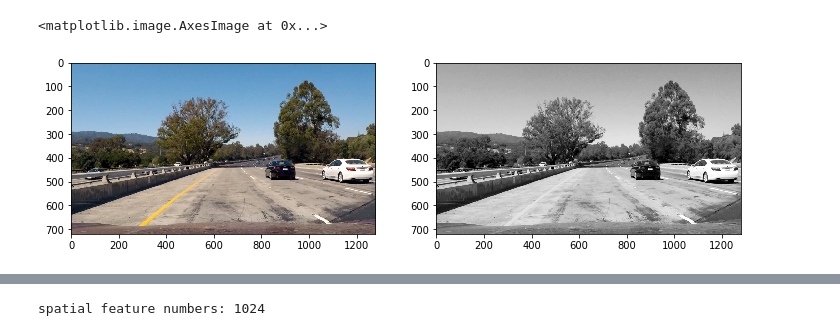
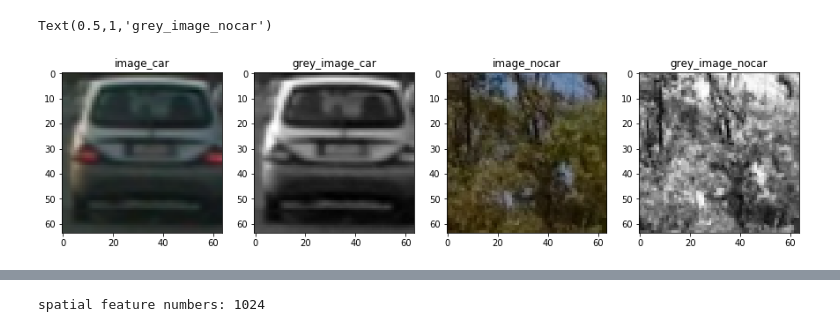
Before and after one commit to SuaiChen/CarND-Vehicle-Detection, a Jupyter notebook: Vehicle-Detection.ipynb, the cells around one changed output, grey strips where cells are left out. Cells and saved outputs as stored; diff of their text form; code cells hidden in the pictures.

```diff
--- a/Vehicle-Detection.ipynb
+++ b/Vehicle-Detection.ipynb
@@ -1,24 +1,33 @@
 # %%
 import cv2
 import matplotlib.image as mpimg
 import matplotlib.pyplot as plt
 import numpy as np
 %matplotlib inline
 
 def rgb2gray(rgb):
     return np.dot(rgb[...,:3], [0.299, 0.587, 0.114])
 
-image = mpimg.imread("test_images/test1.jpg")
-#image = mpimg.imread("./training-data/vehicles/GTI_Right/image0110.png")
-grey_image = rgb2gray(image)
-fig = plt.figure(figsize=(12,6))
-plt.subplot(121)
-plt.imshow(image)
-plt.subplot(122)
-plt.imshow(grey_image, cmap='Greys_r')
+image_car = mpimg.imread("car1.png")
+grey_image_car = rgb2gray(image_car)
+image_nocar = mpimg.imread("nocar.png")
+grey_image_nocar = rgb2gray(image_nocar)
+fig = plt.figure(figsize=(15,6))
+plt.subplot(141)
+plt.imshow(image_car)
+plt.title('image_car')
+plt.subplot(142)
+plt.imshow(grey_image_car, cmap='Greys_r')
+plt.title('grey_image_car')
+plt.subplot(143)
+plt.imshow(image_nocar)
+plt.title('image_nocar')
+plt.subplot(144)
+plt.imshow(grey_image_nocar, cmap='Greys_r')
+plt.title('grey_image_nocar')
 # %% [output]
-<matplotlib.image.AxesImage at 0x...>
+Text(0.5,1,'grey_image_nocar')
-[figure, old version]
+[figure, new version]
 # %%
 import numpy as np
 def show_histogram(image):
```
Also changed, not shown: parts of 13 cells of this notebook, 10 other files.
